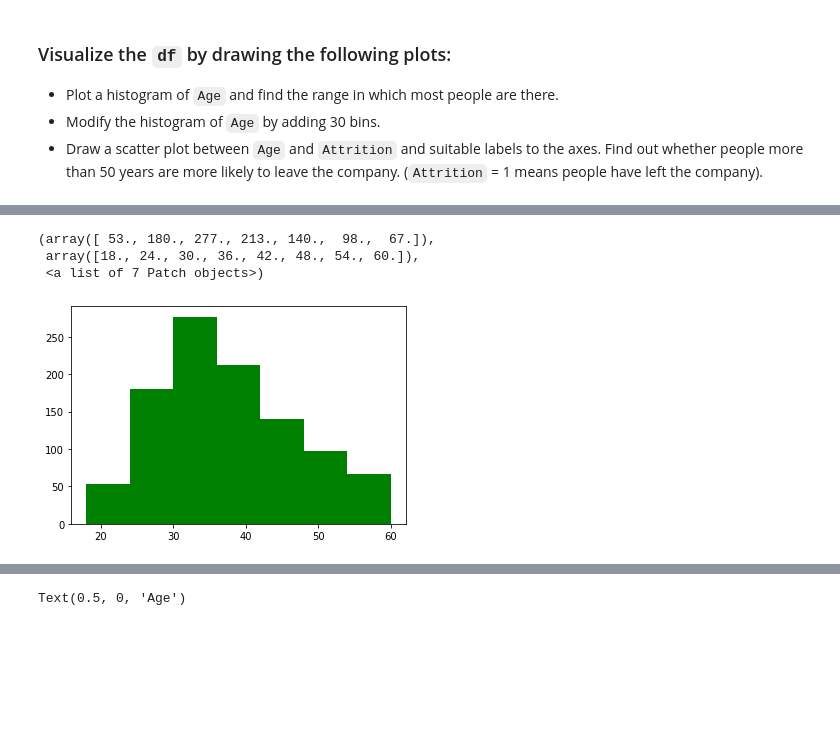
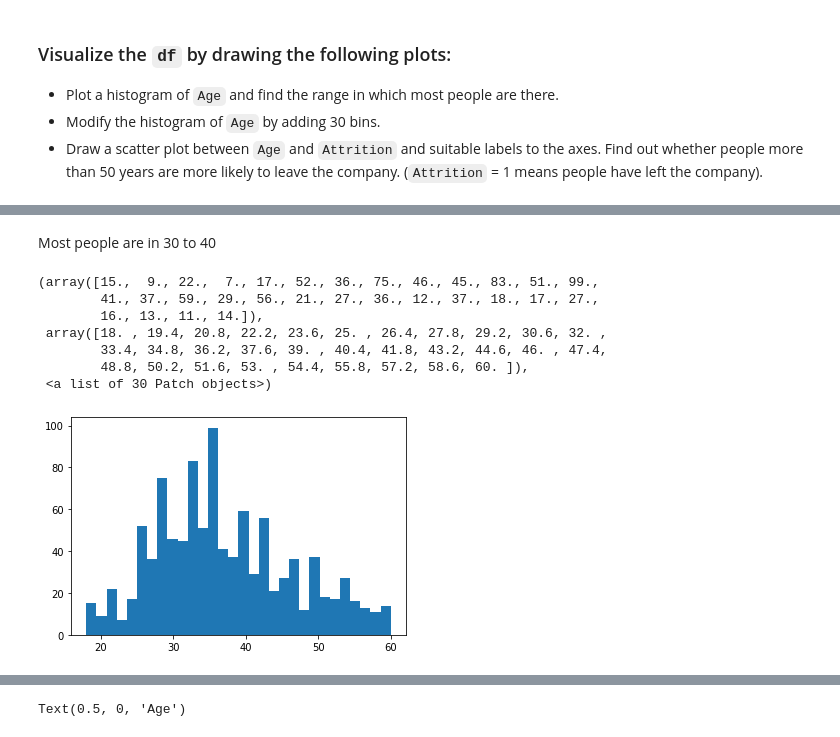
Before and after one commit to sidparab/SHALA2020_New, a Jupyter notebook: DS_L2_17_Apr_Assignment_2.ipynb, the cells around one changed output, grey strips where cells are left out. Saved outputs shown, nothing was run; the diff lists cells and outputs as text; code cells hidden in the pictures; blank space fills up the shorter version.

````diff
--- a/DS_L2_17_Apr_Assignment_2.ipynb
+++ b/DS_L2_17_Apr_Assignment_2.ipynb
@@ -118,8 +113,7 @@ dtype: int64
 
 * Add another column named ```MonthRateNew``` in ```df``` by subtracting the mean from ```MonthlyRate``` and dividing it by standard deviation.
 # %%
-# Add a column named MonthRateNew
-df['MonthlyRateNew']=(df['MonthlyRate']-df['MonthlyRate'].mean())/df['MonthlyRate'].std()
+df['MonthRateNew']=(df['MonthlyRate']-df['MonthlyRate'].mean())/df['MonthlyRate'].std()
 # %% [markdown]
 ### Using the dataframe ```movies```, perform the following:
 
@@ -331,8 +336,14 @@ dtype: int64
+# %% [markdown]
+Most people are in 30 to 40
 # %%
-# Plot and modify the histogram of Age
-plt.hist(df.Age, bins = 7, color='green', orientation='vertical')
+# Modify the histogram of Age by adding 30 bins.
+plt.hist(df.Age, bins = 30)
 # %% [output]
-(array([ 53., 180., 277., 213., 140.,  98.,  67.]),
- array([18., 24., 30., 36., 42., 48., 54., 60.]),
- <a list of 7 Patch objects>)
+(array([15.,  9., 22.,  7., 17., 52., 36., 75., 46., 45., 83., 51., 99.,
+        41., 37., 59., 29., 56., 21., 27., 36., 12., 37., 18., 17., 27.,
+        16., 13., 11., 14.]),
+ array([18. , 19.4, 20.8, 22.2, 23.6, 25. , 26.4, 27.8, 29.2, 30.6, 32. ,
+        33.4, 34.8, 36.2, 37.6, 39. , 40.4, 41.8, 43.2, 44.6, 46. , 47.4,
+        48.8, 50.2, 51.6, 53. , 54.4, 55.8, 57.2, 58.6, 60. ]),
+ <a list of 30 Patch objects>)
-[figure, old version]
+[figure, new version]
````
Also changed, not shown: parts of 27 cells of this notebook.
